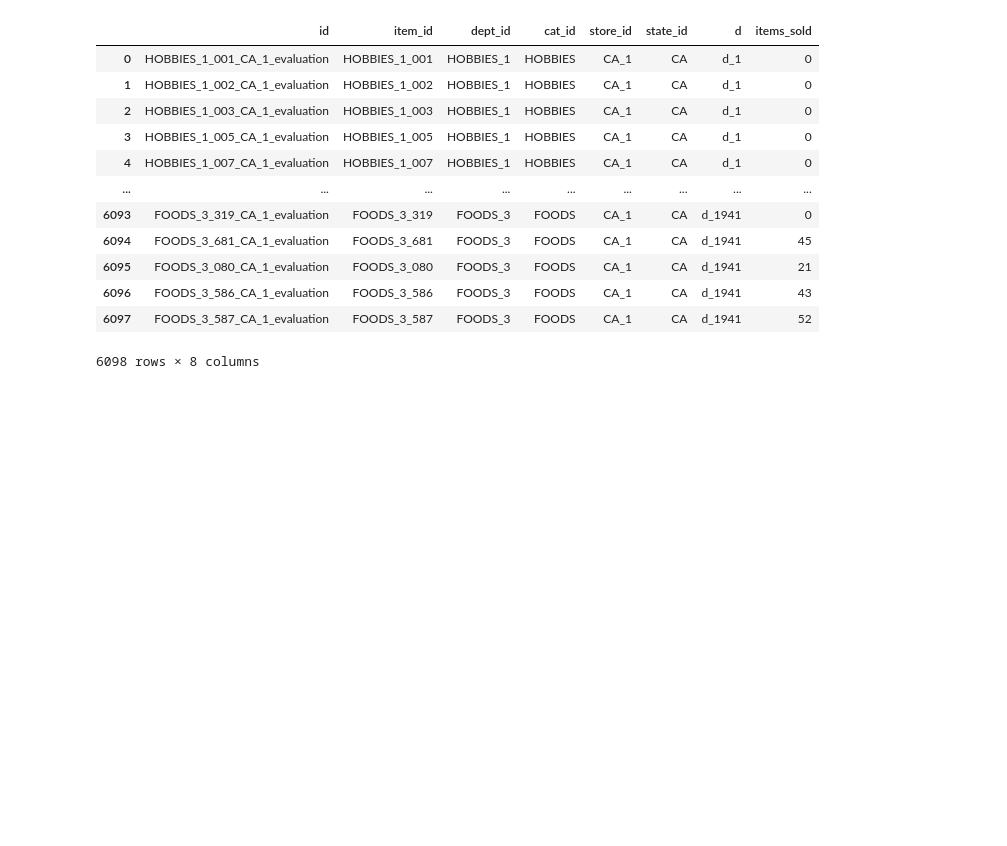
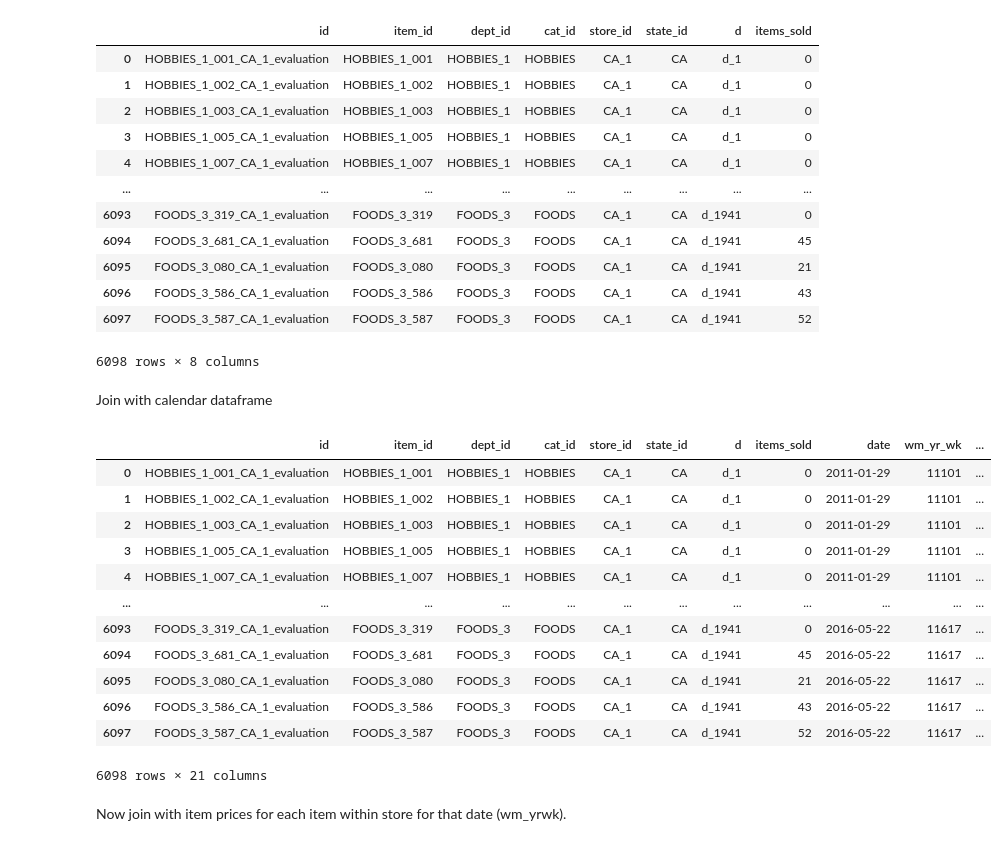
Before and after one commit to chriseisbrown/kaggle, a Jupyter notebook: bigquery_trial.ipynb, the cells around one changed output. Saved outputs shown, nothing was run; the diff lists cells and outputs as text; code cells hidden in the pictures; blank space fills up the shorter version.

Commit message:
merge data sets

```diff
--- a/bigquery_trial.ipynb
+++ b/bigquery_trial.ipynb
@@ -95,3 +114,24 @@ df
 | 6096 | FOODS_3_586_CA_1_evaluation | FOODS_3_586 | FOODS_3 | FOODS | CA_1 | CA | d_1941 | 43 |
 | 6097 | FOODS_3_587_CA_1_evaluation | FOODS_3_587 | FOODS_3 | FOODS | CA_1 | CA | d_1941 | 52 |
 6098 rows × 8 columns
+# %% [markdown]
+Join with calendar dataframe
+# %%
+df = pd.merge(df, calendar, on='d', how='left')
+df
+# %% [output]
+|  | id | item_id | dept_id | cat_id | store_id | state_id | d | items_sold | date | wm_yr_wk | ... |
+| 0 | HOBBIES_1_001_CA_1_evaluation | HOBBIES_1_001 | HOBBIES_1 | HOBBIES | CA_1 | CA | d_1 | 0 | 2011-01-29 | 11101 | ... |
+| 1 | HOBBIES_1_002_CA_1_evaluation | HOBBIES_1_002 | HOBBIES_1 | HOBBIES | CA_1 | CA | d_1 | 0 | 2011-01-29 | 11101 | ... |
+| 2 | HOBBIES_1_003_CA_1_evaluation | HOBBIES_1_003 | HOBBIES_1 | HOBBIES | CA_1 | CA | d_1 | 0 | 2011-01-29 | 11101 | ... |
+| 3 | HOBBIES_1_005_CA_1_evaluation | HOBBIES_1_005 | HOBBIES_1 | HOBBIES | CA_1 | CA | d_1 | 0 | 2011-01-29 | 11101 | ... |
+| 4 | HOBBIES_1_007_CA_1_evaluation | HOBBIES_1_007 | HOBBIES_1 | HOBBIES | CA_1 | CA | d_1 | 0 | 2011-01-29 | 11101 | ... |
+| ... | ... | ... | ... | ... | ... | ... | ... | ... | ... | ... | ... |
+| 6093 | FOODS_3_319_CA_1_evaluation | FOODS_3_319 | FOODS_3 | FOODS | CA_1 | CA | d_1941 | 0 | 2016-05-22 | 11617 | ... |
+| 6094 | FOODS_3_681_CA_1_evaluation | FOODS_3_681 | FOODS_3 | FOODS | CA_1 | CA | d_1941 | 45 | 2016-05-22 | 11617 | ... |
+| 6095 | FOODS_3_080_CA_1_evaluation | FOODS_3_080 | FOODS_3 | FOODS | CA_1 | CA | d_1941 | 21 | 2016-05-22 | 11617 | ... |
+| 6096 | FOODS_3_586_CA_1_evaluation | FOODS_3_586 | FOODS_3 | FOODS | CA_1 | CA | d_1941 | 43 | 2016-05-22 | 11617 | ... |
+| 6097 | FOODS_3_587_CA_1_evaluation | FOODS_3_587 | FOODS_3 | FOODS | CA_1 | CA | d_1941 | 52 | 2016-05-22 | 11617 | ... |
+6098 rows × 21 columns
+# %% [markdown]
+Now join with item prices for each item within store for that date (wm_yrwk).
```
Also changed, not shown: parts of 8 cells of this notebook.
